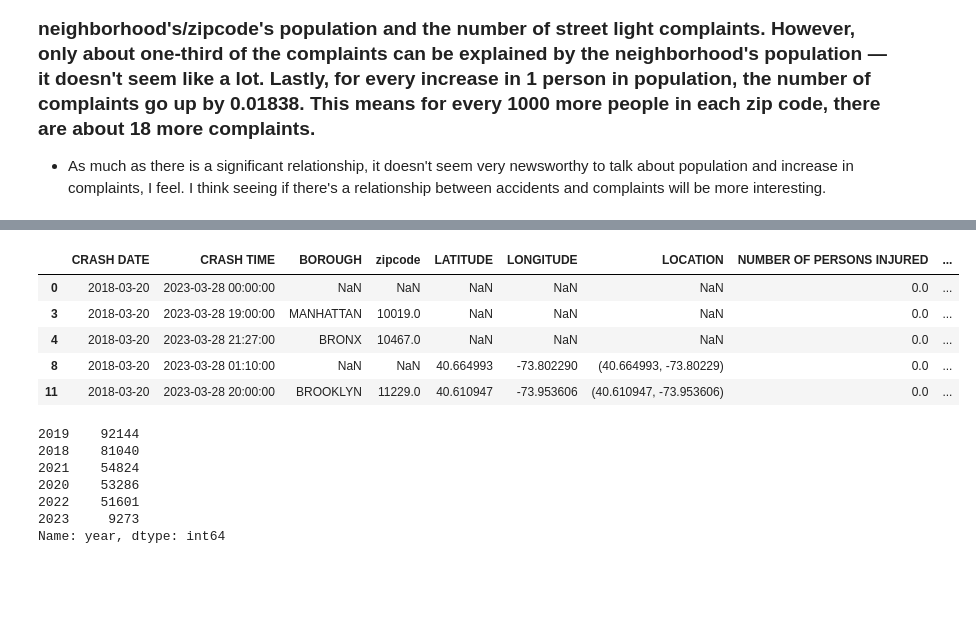
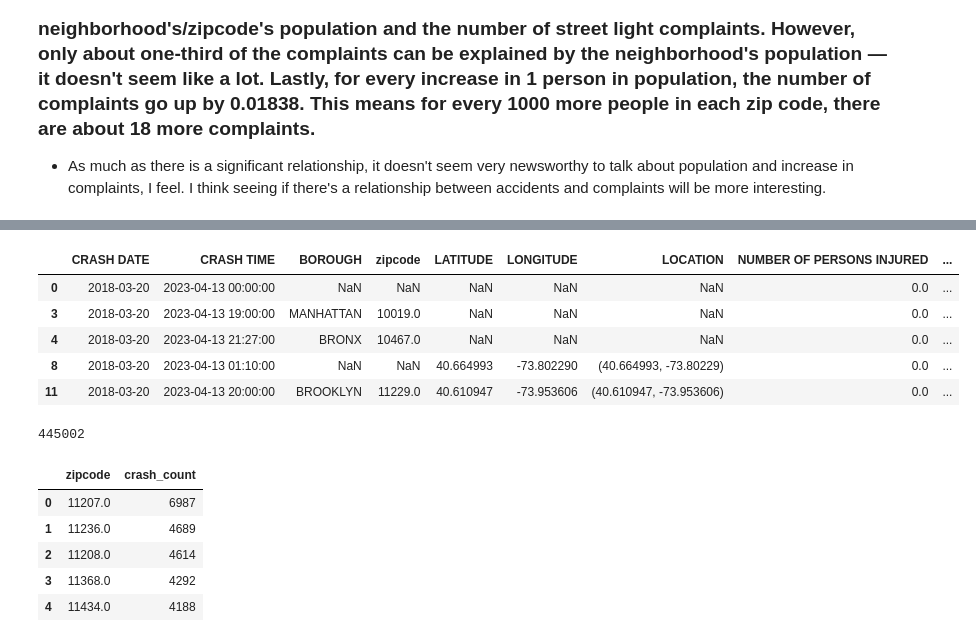
Before and after one commit to rachel-el-p/311_submission, a Jupyter notebook: 311_pitch_for_submission.ipynb, the cells around one changed output, grey strips where cells are left out. Cells and saved outputs as stored; diff of their text form; code cells hidden in the pictures; blank space fills up the shorter version.

```diff
--- a/311_pitch_for_submission.ipynb
+++ b/311_pitch_for_submission.ipynb
@@ -366,3 +365,4 @@ filtered_traffic_df.rename(columns = {'ZIP CODE':'zipcode'}, inplace = True)
 
 # display the resulting DataFrame
 filtered_traffic_df.tail()
+df1=filtered_traffic_df
@@ -399,0 +382,2 @@ len(nan_rows)
+# %%
+df2 = pd.read_csv('traffic_crashes_with_zipcodes.csv')
@@ -400,5 +386,7 @@ len(nan_rows)
+# %%
+all_crashes_with_zipcodes = pd.concat([df1, df2], axis=0)
 # %%
-filtered_traffic_df['CRASH DATE'] = pd.to_datetime(filtered_traffic_df['CRASH DATE'])
+all_crashes_with_zipcodes['CRASH DATE'] = pd.to_datetime(all_crashes_with_zipcodes['CRASH DATE'])
 
 # Extract year and create new column
-filtered_traffic_df['year'] = filtered_traffic_df['CRASH DATE'].dt.year
+all_crashes_with_zipcodes['year'] = all_crashes_with_zipcodes['CRASH DATE'].dt.year
@@ -416,19 +393,24 @@ See the caveats in the documentation: https://pandas.pydata.org/pandas-docs/stab
 # %%
-filtered_traffic_df.head()
+all_crashes_with_zipcodes.head()
 # %% [output]
 |  | CRASH DATE | CRASH TIME | BOROUGH | zipcode | LATITUDE | LONGITUDE | LOCATION | NUMBER OF PERSONS INJURED | ... |
-| 0 | 2018-03-20 | 2023-03-28 00:00:00 | NaN | NaN | NaN | NaN | NaN | 0.0 | ... |
-| 3 | 2018-03-20 | 2023-03-28 19:00:00 | MANHATTAN | 10019.0 | NaN | NaN | NaN | 0.0 | ... |
-| 4 | 2018-03-20 | 2023-03-28 21:27:00 | BRONX | 10467.0 | NaN | NaN | NaN | 0.0 | ... |
-| 8 | 2018-03-20 | 2023-03-28 01:10:00 | NaN | NaN | 40.664993 | -73.802290 | (40.664993, -73.80229) | 0.0 | ... |
-| 11 | 2018-03-20 | 2023-03-28 20:00:00 | BROOKLYN | 11229.0 | 40.610947 | -73.953606 | (40.610947, -73.953606) | 0.0 | ... |
+| 0 | 2018-03-20 | 2023-04-13 00:00:00 | NaN | NaN | NaN | NaN | NaN | 0.0 | ... |
+| 3 | 2018-03-20 | 2023-04-13 19:00:00 | MANHATTAN | 10019.0 | NaN | NaN | NaN | 0.0 | ... |
+| 4 | 2018-03-20 | 2023-04-13 21:27:00 | BRONX | 10467.0 | NaN | NaN | NaN | 0.0 | ... |
+| 8 | 2018-03-20 | 2023-04-13 01:10:00 | NaN | NaN | 40.664993 | -73.802290 | (40.664993, -73.80229) | 0.0 | ... |
+| 11 | 2018-03-20 | 2023-04-13 20:00:00 | BROOKLYN | 11229.0 | 40.610947 | -73.953606 | (40.610947, -73.953606) | 0.0 | ... |
+# %%
+len(all_crashes_with_zipcodes)
+# %% [output]
+445002
 # %%
-filtered_traffic_df.year.value_counts()
+all_crashes_just_zipcodes = all_crashes_with_zipcodes.zipcode.value_counts().to_frame().reset_index()
+all_crashes_just_zipcodes.columns = ['zipcode', 'crash_count']
+all_crashes_just_zipcodes.head()
 # %% [output]
-2019    92144
-2018    81040
-2021    54824
-2020    53286
-2022    51601
-2023     9273
-Name: year, dtype: int64
+|  | zipcode | crash_count |
+| 0 | 11207.0 | 6987 |
+| 1 | 11236.0 | 4689 |
+| 2 | 11208.0 | 4614 |
+| 3 | 11368.0 | 4292 |
+| 4 | 11434.0 | 4188 |
```
Also changed, not shown: parts of 23 cells of this notebook, 2 other files.
